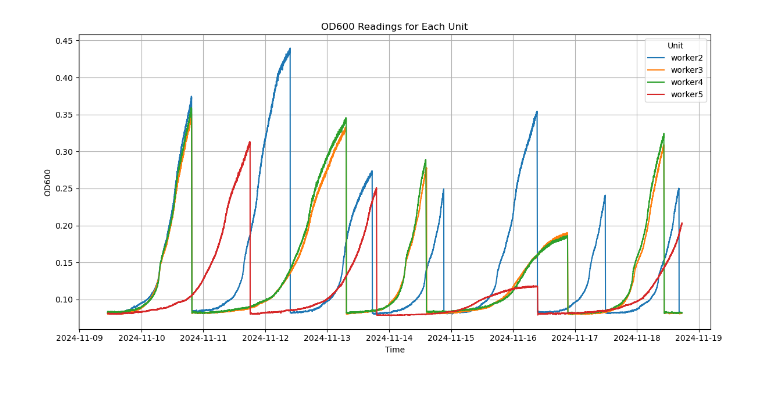
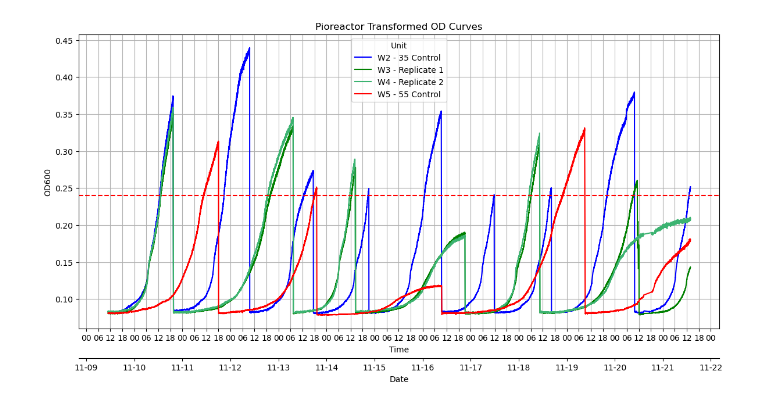
Before and after one commit to JacksonPageroth/pio-bacterial-memory, a Jupyter notebook: pio_to_grme.ipynb, the cells around one changed output. Saved outputs shown, nothing was run; the diff lists cells and outputs as text; code cells hidden in the pictures.

Commit message:
making pio_to_grme the correct colors and run faster than main code.

```diff
--- a/pio_to_grme.ipynb
+++ b/pio_to_grme.ipynb
@@ -5,6 +5,7 @@ import seaborn as sns
 import glob
 import os
 import numpy as np
+import matplotlib.dates as mdates
 
 # Get the list of CSV files in the Downloads folder
 csv_files = glob.glob(os.path.expanduser('~/Downloads/*.csv'))
@@ -16,44 +17,73 @@ if len(csv_files) == 0:
 latest_csv = max(csv_files, key=os.path.getmtime)
 
 # Load the CSV file
 df = (
     pd.read_csv(latest_csv)
     .rename(columns={"od_reading": "OD600", "timestamp_localtime": "Time", "pioreactor_unit": "Unit"})
     .drop(columns=["experiment", "timestamp", "angle", "channel"])
     .assign(Time=lambda d: pd.to_datetime(d["Time"]))  # Convert 'Time' to datetime
 )
 
+# Dictionary to map 'Pioreactor name' to new values
+name_dict = {
+    'worker2': 'W2 - 35 Control',
+    'worker3': 'W3 - Replicate 1',
+    'worker4': 'W4 - Replicate 2',
+    'worker5': 'W5 - 55 Control'
+}
+# Replace values in 'Pioreactor name' column using the dictionary
+df['Unit'] = df['Unit'].replace(name_dict)
+
+threshold_od = 0.24
+
 # Filter the DataFrame to only include data after 100 measurements and OD600 values less than 1
 df = df[df.index >= 100]
 df = df[df['OD600'] < 1]
 
-# Pivot the DataFrame to have Units as columns and Min as the index
+# Drop duplicate entries based on Time and Unit before pivoting
+df = df.drop_duplicates(subset=['Time', 'Unit'])
+
+# Pivot the DataFrame to have Units as columns and Time as the index
 df = df.pivot(index='Time', columns='Unit', values='OD600').resample('min').mean()
 
 # Define the corresponding transformations for each condition
 equations = {
-    "worker2": (1.348628103, 0.077),
-    "worker3": (2.073660771, 0.077),
-    "worker4": (2.204291876, 0.077),
-    "worker5": (1.169484467, 0.077)
+    'W2 - 35 Control': (1.348628103, 0.077),
+    'W3 - Replicate 1': (2.073660771, 0.077),
+    'W4 - Replicate 2': (2.204291876, 0.077),
+    'W5 - 55 Control': (1.169484467, 0.077)
 }
 
 # Apply the transformations
 for unit, (slope, intercept) in equations.items():
-    df[unit] = df[unit] * slope + intercept
+    if unit in df.columns:
+        df[unit] = df[unit] * slope + intercept
 
-# Plot the DataFrame
-plt.figure(figsize=(12, 6))
-sns.lineplot(data=df, dashes=False)
+# Plot the DataFrame'
+f, ax = plt.subplots(figsize=(12, 6.5))
+sns.lineplot(data=df, dashes=False, ax=ax, palette=["blue", "green", "mediumseagreen", "red"])
 plt.xlabel('Time')
 plt.ylabel('OD600')
-plt.title('OD600 Readings for Each Unit')
 plt.legend(title='Unit')
+plt.title('Pioreactor Transformed OD Curves')
+
+# Add a horizontal line for the threshold OD value
+plt.axhline(y=threshold_od, color='r', linestyle='--')
+
+# Set major ticks to every 6 hours
+ax.xaxis.set_major_locator(mdates.HourLocator(interval=6))
+ax.xaxis.set_major_formatter(mdates.DateFormatter("%H"))
+# Create a secondary x-axis for date display
+secax = ax.secondary_xaxis(-0.1)
+secax.xaxis.set_major_locator(mdates.DayLocator())
+secax.xaxis.set_major_formatter(mdates.DateFormatter("%m-%d"))
+secax.set_xlabel("Date")
+
 plt.grid(True)
 plt.tight_layout()
 plt.show()
 # %% [output]
-[figure, old version]
+[figure, new version]
 # %%
 import pandas as pd
 import matplotlib.pyplot as plt
```
Also changed, not shown: parts of 3 cells of this notebook, 1 other file.
